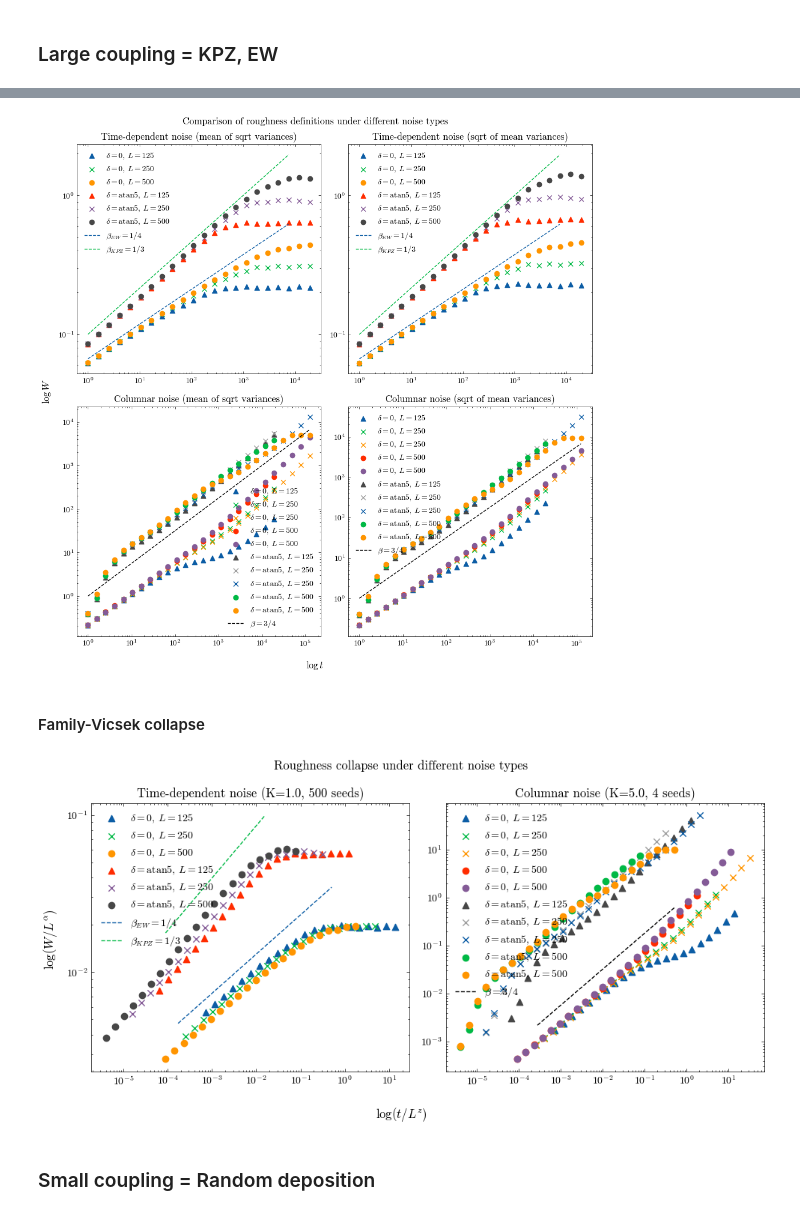
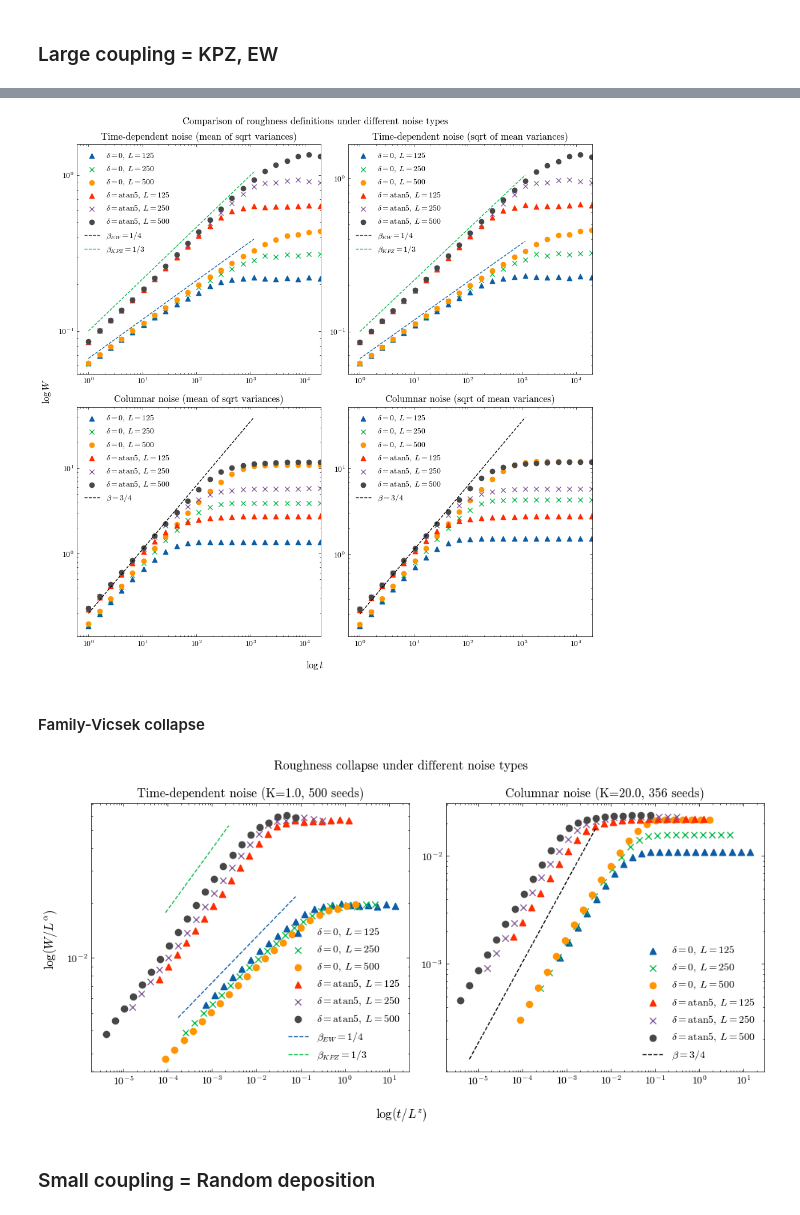
Before and after one commit to goznalo-git/RoughKuramoto, a Jupyter notebook: 2-Roughness.ipynb, the cells around one changed output, grey strips where cells are left out. Cells and saved outputs as stored; diff of their text form; code cells hidden in the pictures.

Commit message:
Minor improvements and simulations with much stronger coupling in the columnar case

```diff
--- a/2-Roughness.ipynb
+++ b/2-Roughness.ipynb
@@ -179,7 +190,7 @@ plt.style.use(["science","no-latex"])
 avg_df_path = "AverageSims.pkl"
 avg_df = pd.read_pickle(avg_df_path)
 # %%
-markerdict = {500: "o", 250: "x", 125: "^"}
+markerdict = {500: "o", 250: "x", 125: "^", 1000: "s"}
 # %% [markdown]
 ### Large coupling = KPZ, EW
 # %%
@@ -198,13 +209,15 @@ for i, (typenoise, typelabel) in enumerate(zip(["TimeDep", "Columnar"], ["Time-d
         mask = mask = (
             (avg_df["typenoise"] == typenoise)
             & (avg_df["deltaname"] == deltaname)
-            & ((avg_df["K"] == 1) | (avg_df["K"] == 5))
+            & ((avg_df["K"] == 1) | (avg_df["K"] == 20))
+            & (avg_df["T"] == 20000)
+            & (avg_df["L"] < 1000)
         )
         sub_df = avg_df[mask]
 
-        if typenoise == "Columnar":
-            mask = (avg_df["T"] == 20000)
-            sub_df = sub_df[mask]
+        # if typenoise == "Columnar":
+        #     mask = (avg_df["T"] == 200000)
+        #     sub_df = sub_df[mask]
 
         # in case there are multiple (K, L) combos, plot them all
         for _, row in sub_df.iterrows():
@@ -213,6 +226,7 @@ for i, (typenoise, typelabel) in enumerate(zip(["TimeDep", "Columnar"], ["Time-d
             L = row["L"]
             K = row["K"]
             M = row["M"]
+            # print(np.round(t))
 
             ax[i].scatter(t, mean_roughness, label=r"$\delta=$" + deltaname + r", $L=$" + str(L), marker=markerdict[L])
             ax[i].set_title(typelabel+ f" (K={K}, {M} seeds)")
@@ -224,15 +238,18 @@ ax[1].set_xscale('log')
 
 
 # Scalings
-ax[0].loglog(t[1::], t[1::]**(beta_dict["TimeDep"]["EW"]) /15, label=r"$\beta_{EW}=1/4$", linestyle="--")
-ax[0].loglog(t[1::], t[1::]**(beta_dict["TimeDep"]["KPZ"]) /10, label=r"$\beta_{KPZ}=1/3$", linestyle="--")
+ax[0].loglog(t[1:-5:], t[1:-5:]**(beta_dict["TimeDep"]["EW"]) /15, label=r"$\beta_{EW}=1/4$", linestyle="--")
+ax[0].loglog(t[1:-5:], t[1:-5:]**(beta_dict["TimeDep"]["KPZ"]) /10, label=r"$\beta_{KPZ}=1/3$", linestyle="--")
 
-ax[1].loglog(t[1::], t[1::]**(beta_dict["Columnar"]["EW"]) , label=r"$\beta=3/4$", linestyle="--", color="k")
+ax[1].loglog(t[1:-5:], t[1:-5:]**(beta_dict["Columnar"]["EW"]) /5 , label=r"$\beta=3/4$", linestyle="--", color="k")
 # ax[1].loglog(t[1::], t[1::]**(1) , label=r"$\beta=1$ ??", linestyle="--", color="k")
 
 ax[0].legend()
 ax[1].legend()
 
+# ax[0].set_xlim(0, 2e4)
+# ax[1].set_xlim(0, 2e4)
+
 plt.tight_layout()
 plt.show()
 # %% [output]
@@ -254,7 +271,9 @@ for i, (typenoise, typelabel) in enumerate(zip(["TimeDep", "Columnar"], ["Time-d
             (avg_df["typenoise"] == typenoise)
             & (avg_df["deltaname"] == deltaname)
             # & (avg_df["T_val"] == deltaname)
-            & ((avg_df["K"] == 1) | (avg_df["K"] == 5))
+            & ((avg_df["K"] == 1) | (avg_df["K"] == 20))
+            & (avg_df["T"] == 20000)
+            & (avg_df["L"] < 1000)
         )
         sub = avg_df[mask]
 
@@ -290,9 +309,9 @@ ax[0,0].loglog(t[1:-6:], t[1:-6:]**(beta_dict["TimeDep"]["KPZ"]) /10, label=r"$\
 ax[0,1].loglog(t[1:-6:], t[1:-6:]**(beta_dict["TimeDep"]["EW"]) /15, label=r"$\beta_{EW}=1/4$", linestyle="--")
 ax[0,1].loglog(t[1:-6:], t[1:-6:]**(beta_dict["TimeDep"]["KPZ"]) /10, label=r"$\beta_{KPZ}=1/3$", linestyle="--")
 
-ax[1,0].loglog(t[1::], t[1::]**(beta_dict["Columnar"]["EW"]) , label=r"$\beta=3/4$", linestyle="--", color="k")
+ax[1,0].loglog(t[1:-6:], t[1:-6:]**(beta_dict["Columnar"]["EW"]) /5, label=r"$\beta=3/4$", linestyle="--", color="k")
 
-ax[1,1].loglog(t[1::], t[1::]**(beta_dict["Columnar"]["EW"]) , label=r"$\beta=3/4$", linestyle="--", color="k")
+ax[1,1].loglog(t[1:-6:], t[1:-6:]**(beta_dict["Columnar"]["EW"]) /5, label=r"$\beta=3/4$", linestyle="--", color="k")
 # ax[1].loglog(t[1::], t[1::]**(1) , label=r"$\beta=1$ ??", linestyle="--", color="k")
 
 ax[0,0].legend()
@@ -301,10 +320,15 @@ ax[1,0].legend()
 ax[0,1].legend()
 ax[1,1].legend()
 
+ax[0,0].set_xlim(0, 2e4)
+ax[0,1].set_xlim(0, 2e4)
+ax[1,0].set_xlim(0, 2e4)
+ax[1,1].set_xlim(0, 2e4)
+
 plt.tight_layout()
 plt.show()
 # %% [output]
-[figure, old version]
+[figure, new version]
 # %% [markdown]
 #### Family-Vicsek collapse
 # %%
@@ -325,39 +349,42 @@ for i, (typenoise, typelabel, alpha) in enumerate(zip(["TimeDep", "Columnar"], [
         mask = mask = (
             (avg_df["typenoise"] == typenoise)
             & (avg_df["deltaname"] == deltaname)
-            & ((avg_df["K"] == 1) | (avg_df["K"] == 5))
+            & ((avg_df["K"] == 1) | (avg_df["K"] == 20))
+            & (avg_df["T"] == 20000)
+            & (avg_df["L"] < 1000)
         )
         sub = avg_df[mask]
 
         # in case there are multiple (K, L) combos, plot them all
         for _, row in sub.iterrows():
             t = row["t"]
             mean_roughness = row["mean_roughness"]
             L = row["L"]
             K = row["K"]
             M = row["M"]
 
             ax[i].scatter(t / L**z, mean_roughness / L**alpha, label=r"$\delta=$" + deltaname + r", $L=$" + str(L), marker=markerdict[L])
             ax[i].set_title(typelabel+ f" (K={K}, {M} seeds)")
 
 ax[0].set_yscale('log')
 ax[0].set_xscale('log')
 ax[1].set_yscale('log')
 ax[1].set_xscale('log')
 
 ax[0].loglog(t[9::] / L**(z_dict["TimeDep"]["EW"]), (t[9::] / L ** (alpha_dict["TimeDep"]["EW"])) **(beta_dict["TimeDep"]["EW"]) /250, label=r"$\beta_{EW}=1/4$", linestyle="--")
 ax[0].loglog(t[1:-14:] / L**(z_dict["TimeDep"]["KPZ"]), (t[1:-14:] / L ** (alpha_dict["TimeDep"]["KPZ"])) **(beta_dict["TimeDep"]["KPZ"]) /20, label=r"$\beta_{KPZ}=1/3$", linestyle="--")
 
-ax[1].loglog(t[10::] / L**(z_dict["Columnar"]["EW"]), (t[10::] / L ** (alpha_dict["Columnar"]["EW"])) **(beta_dict["Columnar"]["EW"]) /10, label=r"$\beta=3/4$", linestyle="--", color="k")
+ax[1].loglog(t[2:-6:] / L**(z_dict["Columnar"]["EW"]), (t[2:-6:] / L ** (alpha_dict["Columnar"]["EW"])) **(beta_dict["Columnar"]["EW"]) /10, label=r"$\beta=3/4$", linestyle="--", color="k")
 # ax[1].loglog(t[1:-14:] / L**(3/2), (t[1:-14:] / L ** (1/2)) **(1) /20, label=r"$\beta=1$ ??", linestyle="--", color="k")
 
 ax[0].legend()
 ax[1].legend()
 
+
 plt.tight_layout()
 plt.show()
 # %% [output]
-[figure, old version]
+[figure, new version]
 # %% [markdown]
 ### Small coupling = Random deposition
 # %%
```
Also changed, not shown: parts of 4 cells of this notebook, 9 other files.
